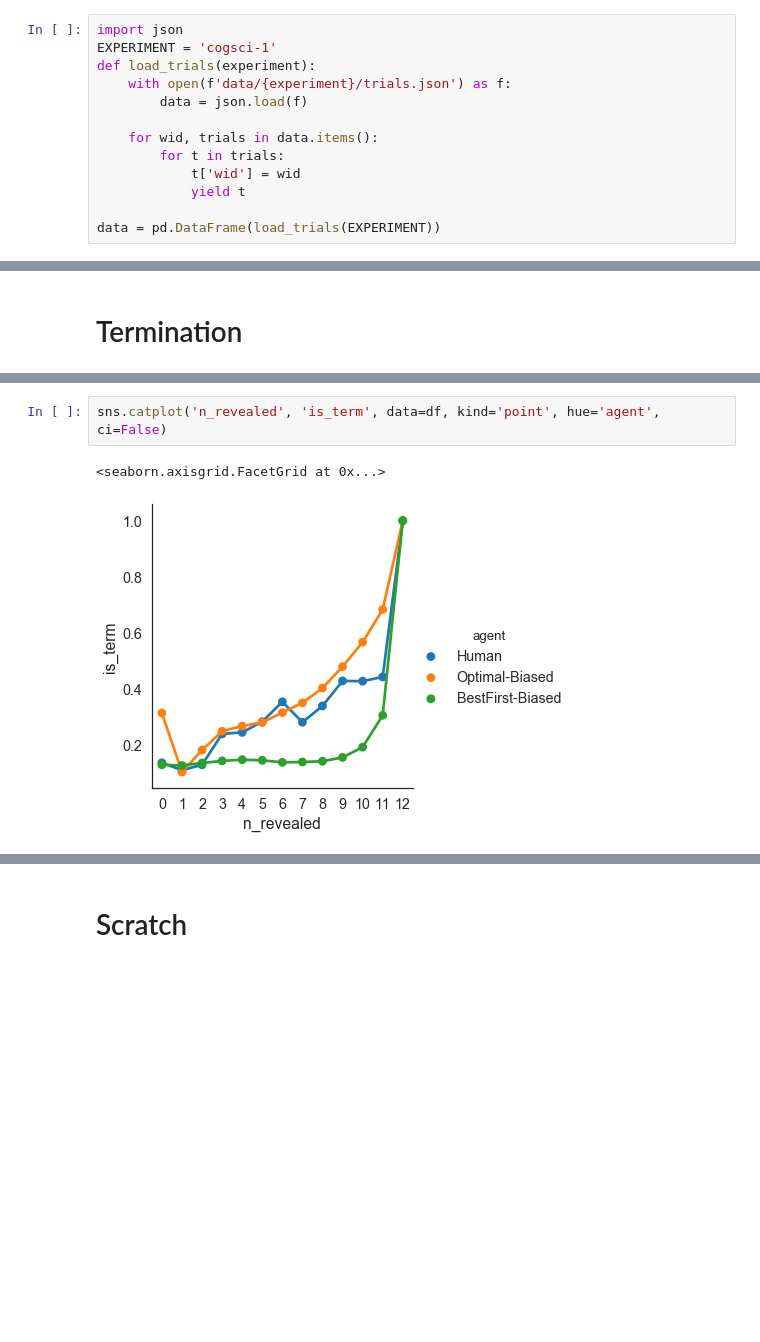
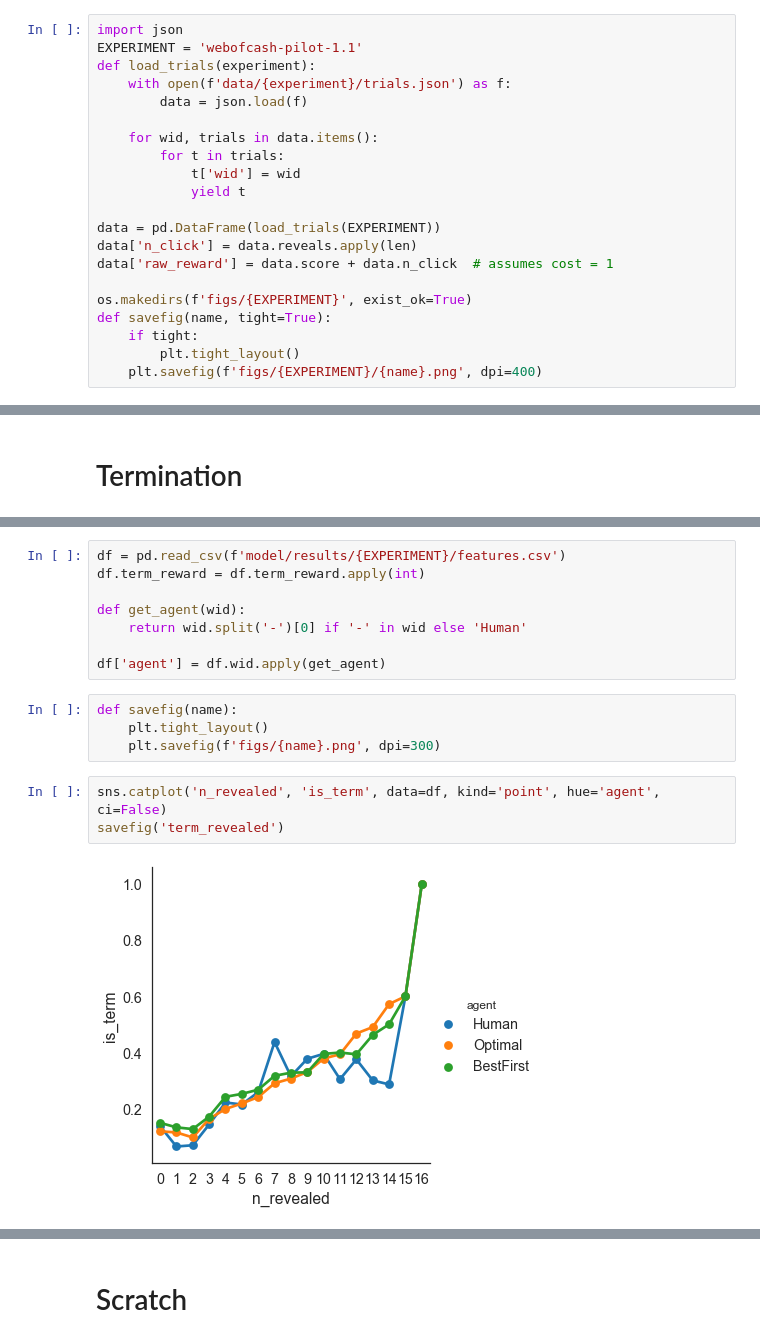
Before and after one commit to fredcallaway/rational-resources-planning, a Jupyter notebook: plots.ipynb, the cells around one changed output, grey strips where cells are left out. Cells and saved outputs as stored; diff of their text form; blank space fills up the shorter version.

Commit message:
add results for pilot-1.1

```diff
--- a/plots.ipynb
+++ b/plots.ipynb
@@ -14,7 +15,7 @@ The autoreload extension is already loaded. To reload it, use:
   %reload_ext autoreload
 # %%
 import json
-EXPERIMENT = 'cogsci-1'
+EXPERIMENT = 'webofcash-pilot-1.1'
 def load_trials(experiment):
     with open(f'data/{experiment}/trials.json') as f:
         data = json.load(f)
@@ -25,3 +26,11 @@ def load_trials(experiment):
             yield t
 
 data = pd.DataFrame(load_trials(EXPERIMENT))
+data['n_click'] = data.reveals.apply(len)
+data['raw_reward'] = data.score + data.n_click  # assumes cost = 1
+
+os.makedirs(f'figs/{EXPERIMENT}', exist_ok=True)
+def savefig(name, tight=True):
+    if tight:
+        plt.tight_layout()
+    plt.savefig(f'figs/{EXPERIMENT}/{name}.png', dpi=400)
@@ -320,6 +294,18 @@ df = pd.concat(load_all())
+# %%
+df = pd.read_csv(f'model/results/{EXPERIMENT}/features.csv')
+df.term_reward = df.term_reward.apply(int)
+
+def get_agent(wid):
+    return wid.split('-')[0] if '-' in wid else 'Human'
+
+df['agent'] = df.wid.apply(get_agent)
+# %%
+def savefig(name):
+    plt.tight_layout()
+    plt.savefig(f'figs/{name}.png', dpi=300)
 # %%
 sns.catplot('n_revealed', 'is_term', data=df, kind='point', hue='agent', ci=False)
+savefig('term_revealed')
 # %% [output]
-<seaborn.axisgrid.FacetGrid at 0x...>
-[figure, old version]
+[figure, new version]
 # %%
```
Also changed, not shown: parts of 11 cells of this notebook, 10 other files.
